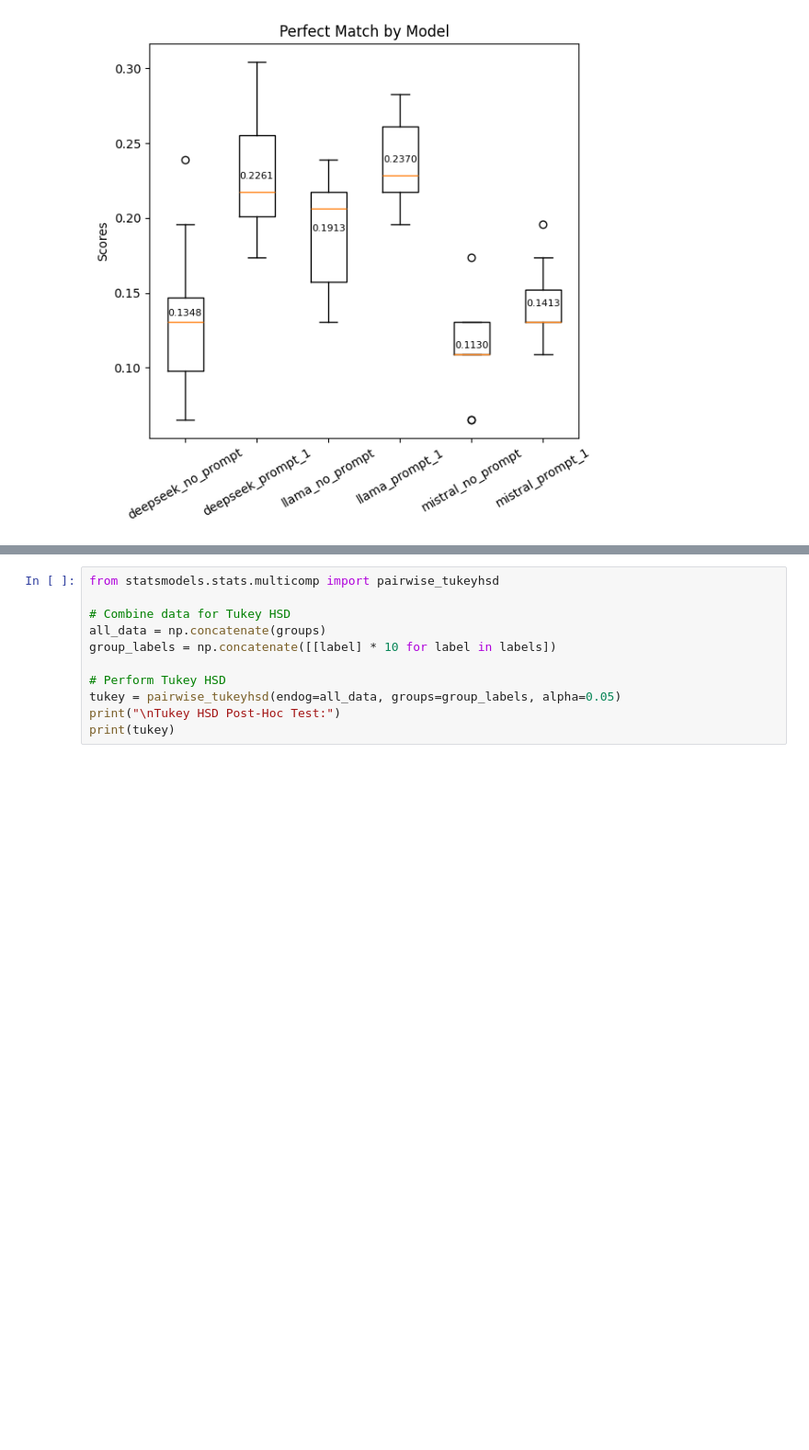
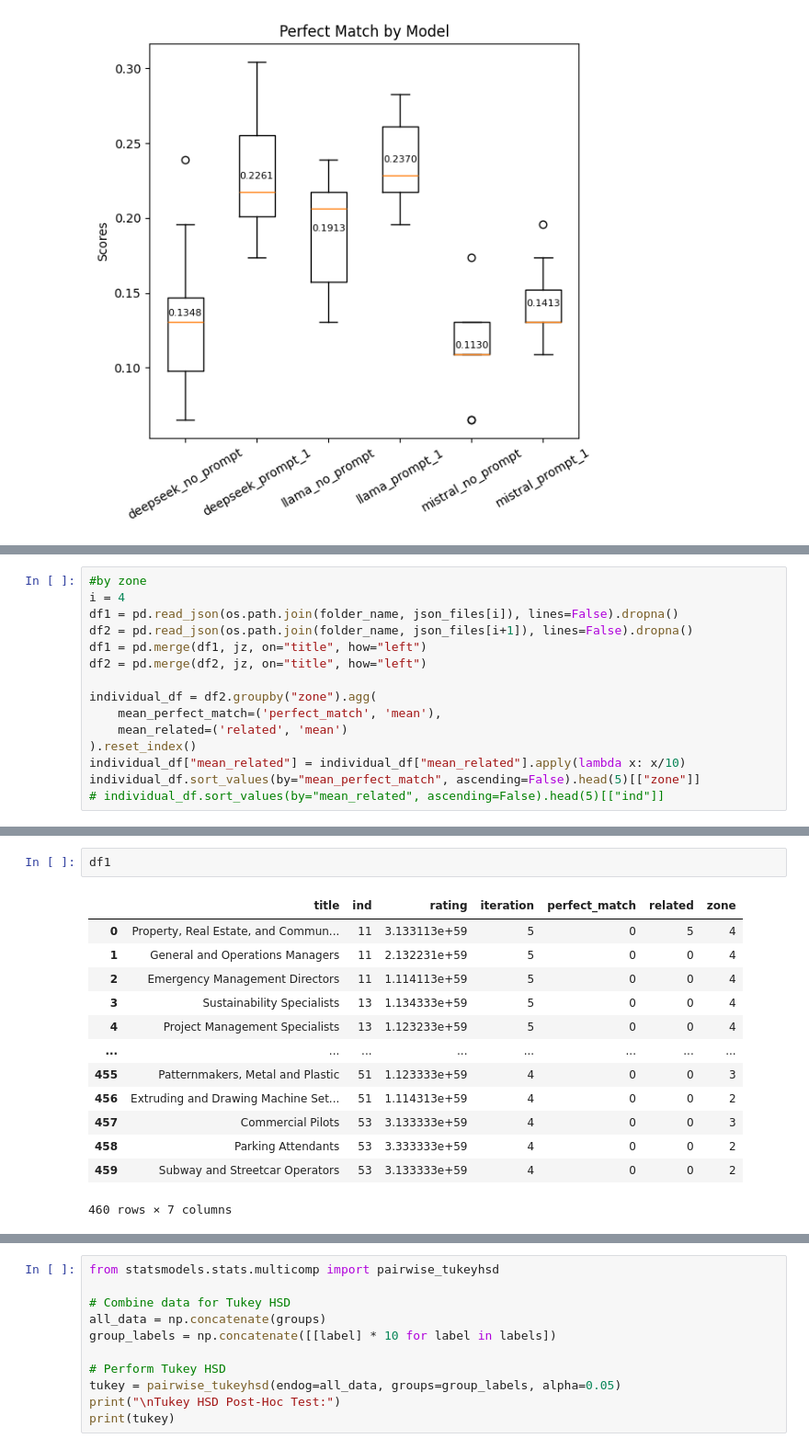
Before and after one commit to Segtanof/Teapot, a Jupyter notebook: 1_ job_match_analysis.ipynb, the cells around one changed output, grey strips where cells are left out. Shown at 92% size. Saved outputs shown, nothing was run; the diff lists cells and outputs as text; blank space fills up the shorter version.

```diff
--- a/1_ job_match_analysis.ipynb
+++ b/1_ job_match_analysis.ipynb
@@ -207,0 +596,15 @@ plt.show()
+# %%
+#by zone
+i = 4
+df1 = pd.read_json(os.path.join(folder_name, json_files[i]), lines=False).dropna()
+df2 = pd.read_json(os.path.join(folder_name, json_files[i+1]), lines=False).dropna()
+df1 = pd.merge(df1, jz, on="title", how="left")
+df2 = pd.merge(df2, jz, on="title", how="left")
+
+individual_df = df2.groupby("zone").agg(
+    mean_perfect_match=('perfect_match', 'mean'),
+    mean_related=('related', 'mean')
+).reset_index()
+individual_df["mean_related"] = individual_df["mean_related"].apply(lambda x: x/10)
+individual_df.sort_values(by="mean_perfect_match", ascending=False).head(5)[["zone"]]
+# individual_df.sort_values(by="mean_related", ascending=False).head(5)[["ind"]]
@@ -207,0 +618,16 @@ plt.show()
+# %%
+df1
+# %% [output]
+|  | title | ind | rating | iteration | perfect_match | related | zone |
+| 0 | Property, Real Estate, and Commun... | 11 | 3.133113e+59 | 5 | 0 | 5 | 4 |
+| 1 | General and Operations Managers | 11 | 2.132231e+59 | 5 | 0 | 0 | 4 |
+| 2 | Emergency Management Directors | 11 | 1.114113e+59 | 5 | 0 | 0 | 4 |
+| 3 | Sustainability Specialists | 13 | 1.134333e+59 | 5 | 0 | 0 | 4 |
+| 4 | Project Management Specialists | 13 | 1.123233e+59 | 5 | 0 | 0 | 4 |
+| ... | ... | ... | ... | ... | ... | ... | ... |
+| 455 | Patternmakers, Metal and Plastic | 51 | 1.123333e+59 | 4 | 0 | 0 | 3 |
+| 456 | Extruding and Drawing Machine Set... | 51 | 1.114313e+59 | 4 | 0 | 0 | 2 |
+| 457 | Commercial Pilots | 53 | 3.133333e+59 | 4 | 0 | 0 | 3 |
+| 458 | Parking Attendants | 53 | 3.333333e+59 | 4 | 0 | 0 | 2 |
+| 459 | Subway and Streetcar Operators | 53 | 3.133333e+59 | 4 | 0 | 0 | 2 |
+460 rows × 7 columns
```
Also changed, not shown: parts of 27 cells of this notebook, 2 other files.
